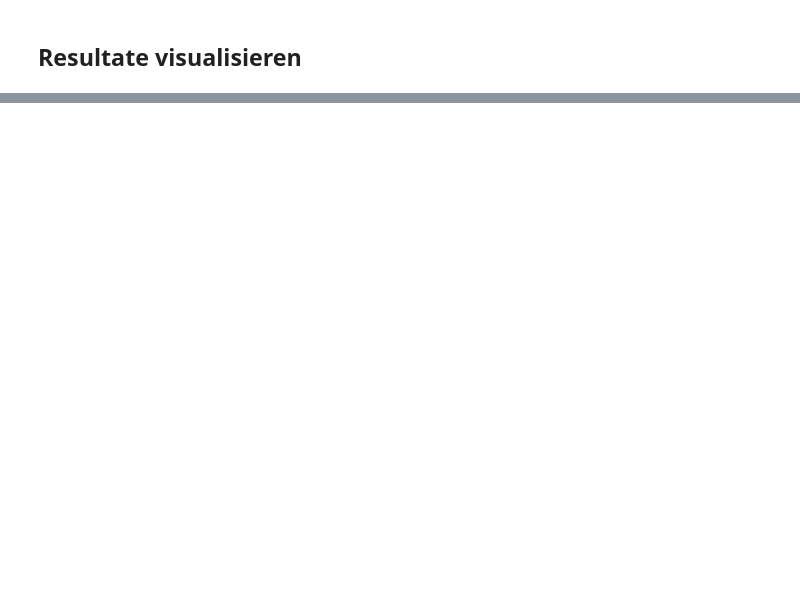
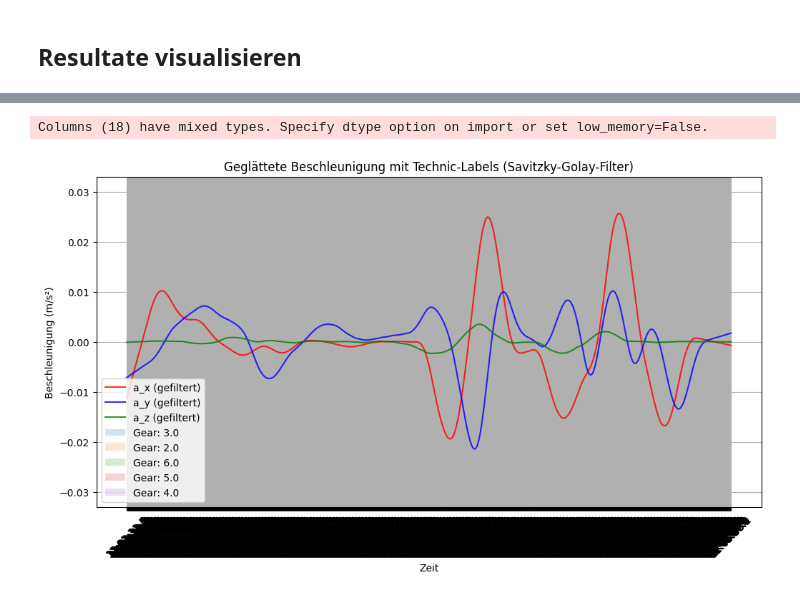
Before and after one commit to Louisfhgr/Dash.py, a Jupyter notebook: BA_Test.ipynb, the cells around one changed output, grey strips where cells are left out. Saved outputs shown, nothing was run; the diff lists cells and outputs as text; code cells hidden in the pictures; blank space fills up the shorter version.

```diff
--- a/BA_Test.ipynb
+++ b/BA_Test.ipynb
@@ -55,0 +80,12 @@ ausführen.
+# %%
+import os
+import sys
+# Ordnerstruktur ausgeben
+print("Aktueller Ordneraufbau:")
+for root, dirs, files in os.walk('.'):
+    level = root.replace('.', '').count(os.sep)
+    indent = ' ' * 4 * level
+    print(f"{indent}{os.path.basename(root)}/")
+    sub_indent = ' ' * 4 * (level + 1)
+    for f in files:
+        print(f"{sub_indent}{f}")
@@ -59,0 +259,47 @@ ausführen.
+# %%
+import matplotlib.pyplot as plt
+import pandas as pd
+
+# CSV-Datei laden
+df_gears = pd.read_csv("export_data_transformed.csv")
+
+# Nur die Daten für "nadine_faehndrich_run_1" filtern
+df_filtered = df_gears[df_gears["name_run"] == "FAEHNDRICH Nadine Run__1"]
+
+
+df_filtered
+
+# Zeitachse erstellen
+time_series = df_filtered["time"]
+
+# Gefilterte Beschleunigungen
+acc_x = df_filtered["ax_sp"]
+acc_y = df_filtered["ay_sp"]
+acc_z = df_filtered["az_sp"]
+
+# Technic-Kategorie (Gear) abrufen und auf numerische Werte mappen
+unique_technic = df_filtered["technic"].dropna().unique()  # NaN-Werte ignorieren
+technic_mapping = {label: idx for idx, label in enumerate(unique_technic)}
+technic_values = df_filtered["technic"].map(technic_mapping)
+
+# Grafik erstellen
+plt.figure(figsize=(12, 6))
+plt.plot(time_series, acc_x, label="a_x (gefiltert)", alpha=0.8, color="red")
+plt.plot(time_series, acc_y, label="a_y (gefiltert)", alpha=0.8, color="blue")
+plt.plot(time_series, acc_z, label="a_z (gefiltert)", alpha=0.8, color="green")
+
+# Gears als Hintergrundfarben markieren
+for label, idx in technic_mapping.items():
+    mask = technic_values == idx
+    plt.fill_between(time_series, -0.03, 0.03, where=mask, alpha=0.2, label=f"Gear: {label}")
+
+plt.xlabel("Zeit")
+plt.ylabel("Beschleunigung (m/s²)")
+plt.title("Geglättete Beschleunigung mit Technic-Labels (Savitzky-Golay-Filter)")
+plt.legend()
+plt.xticks(rotation=45)
+plt.grid(True)
+plt.show()
+# %% [output]
+Columns (18) have mixed types. Specify dtype option on import or set low_memory=False.
+[figure, added]
```
Also changed, not shown: parts of 22 cells of this notebook.
